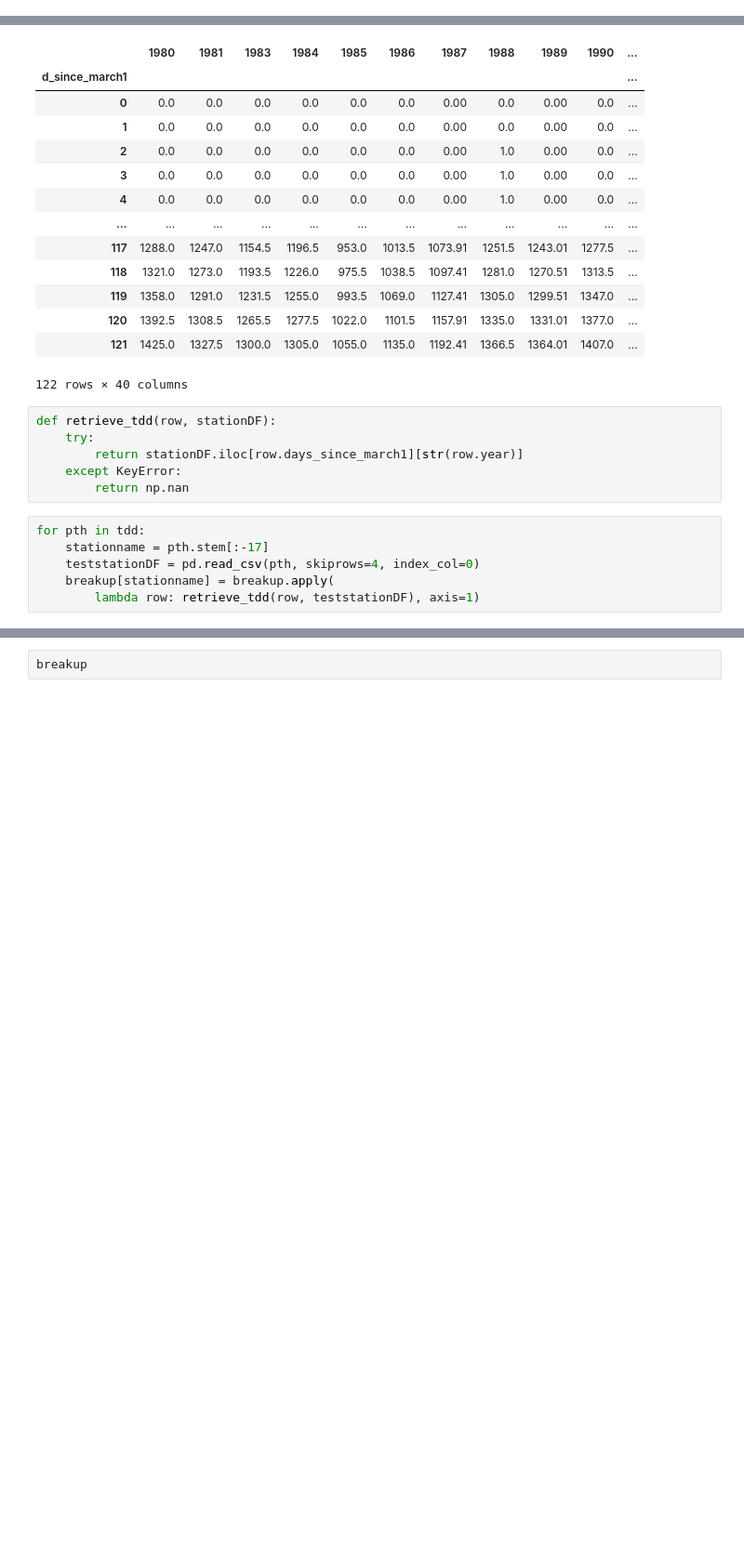
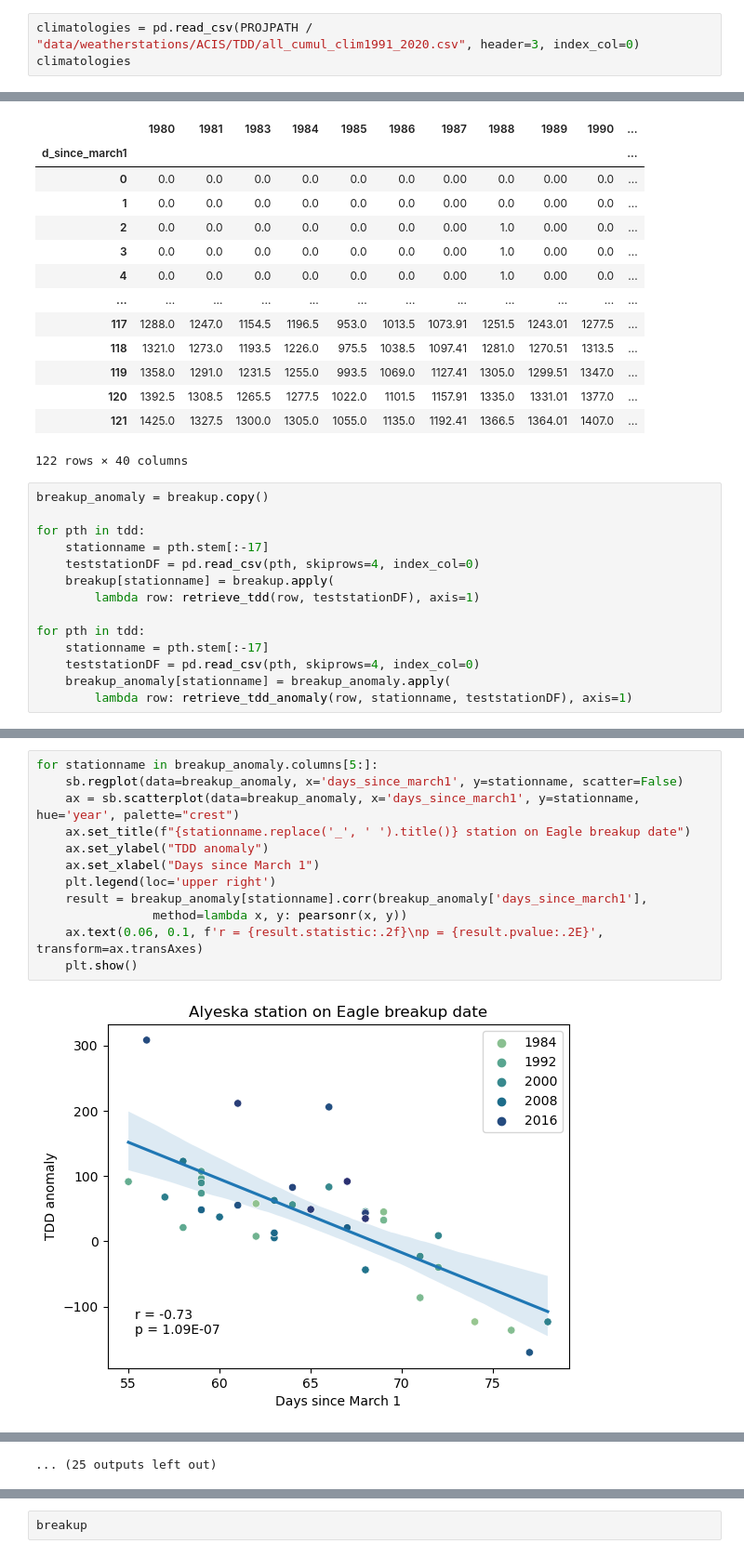
Before and after one commit to chryss/riverice, a Jupyter notebook: JupyterNotebooks/APRFC_breakupdata_correlate.ipynb, the cells around one changed output, grey strips where cells are left out. Shown at 93% size. Saved outputs shown, nothing was run; the diff lists cells and outputs as text; blank space fills up the shorter version.

Commit message:
selecting stations by correlation TDD to breakup day

```diff
--- a/JupyterNotebooks/APRFC_breakupdata_correlate.ipynb
+++ b/JupyterNotebooks/APRFC_breakupdata_correlate.ipynb
@@ -45,3 +53,6 @@ breakup
 | 1493 | 210 | Buckland River at Buckland | 1984 | 1984-05-23 |
 | 1494 | 209 | Buckland River at Buckland | 1983 | 1983-05-12 |
 1494 rows × 4 columns
+# %%
+climatologies = pd.read_csv(PROJPATH / "data/weatherstations/ACIS/TDD/all_cumul_clim1991_2020.csv", header=3, index_col=0)
+climatologies
@@ -113,15 +155,17 @@ teststationDF
 | 120 | 1392.5 | 1308.5 | 1265.5 | 1277.5 | 1022.0 | 1101.5 | 1157.91 | 1335.0 | 1331.01 | 1377.0 | ... |
 | 121 | 1425.0 | 1327.5 | 1300.0 | 1305.0 | 1055.0 | 1135.0 | 1192.41 | 1366.5 | 1364.01 | 1407.0 | ... |
 122 rows × 40 columns
-# %%
-def retrieve_tdd(row, stationDF):
-    try:
-        return stationDF.iloc[row.days_since_march1][str(row.year)]
-    except KeyError:
-        return np.nan
 # %%
+breakup_anomaly = breakup.copy()
+
 for pth in tdd:
     stationname = pth.stem[:-17]
     teststationDF = pd.read_csv(pth, skiprows=4, index_col=0)
     breakup[stationname] = breakup.apply(
         lambda row: retrieve_tdd(row, teststationDF), axis=1)
+
+for pth in tdd:
+    stationname = pth.stem[:-17]
+    teststationDF = pd.read_csv(pth, skiprows=4, index_col=0)
+    breakup_anomaly[stationname] = breakup_anomaly.apply(
+        lambda row: retrieve_tdd_anomaly(row, stationname, teststationDF), axis=1)
@@ -127,0 +189,14 @@ for pth in tdd:
+# %%
+for stationname in breakup_anomaly.columns[5:]:
+    sb.regplot(data=breakup_anomaly, x='days_since_march1', y=stationname, scatter=False)
+    ax = sb.scatterplot(data=breakup_anomaly, x='days_since_march1', y=stationname, hue='year', palette="crest")
+    ax.set_title(f"{stationname.replace('_', ' ').title()} station on Eagle breakup date")
+    ax.set_ylabel("TDD anomaly")
+    ax.set_xlabel("Days since March 1")
+    plt.legend(loc='upper right')
+    result = breakup_anomaly[stationname].corr(breakup_anomaly['days_since_march1'],
+                method=lambda x, y: pearsonr(x, y))
+    ax.text(0.06, 0.1, f'r = {result.statistic:.2f}\np = {result.pvalue:.2E}', transform=ax.transAxes)
+    plt.show()
+# %% [output]
+[figure, added]
@@ -127,0 +214 @@ for pth in tdd:
+... (25 outputs left out)
```
Also changed, not shown: parts of 60 cells of this notebook, 17 other files.
